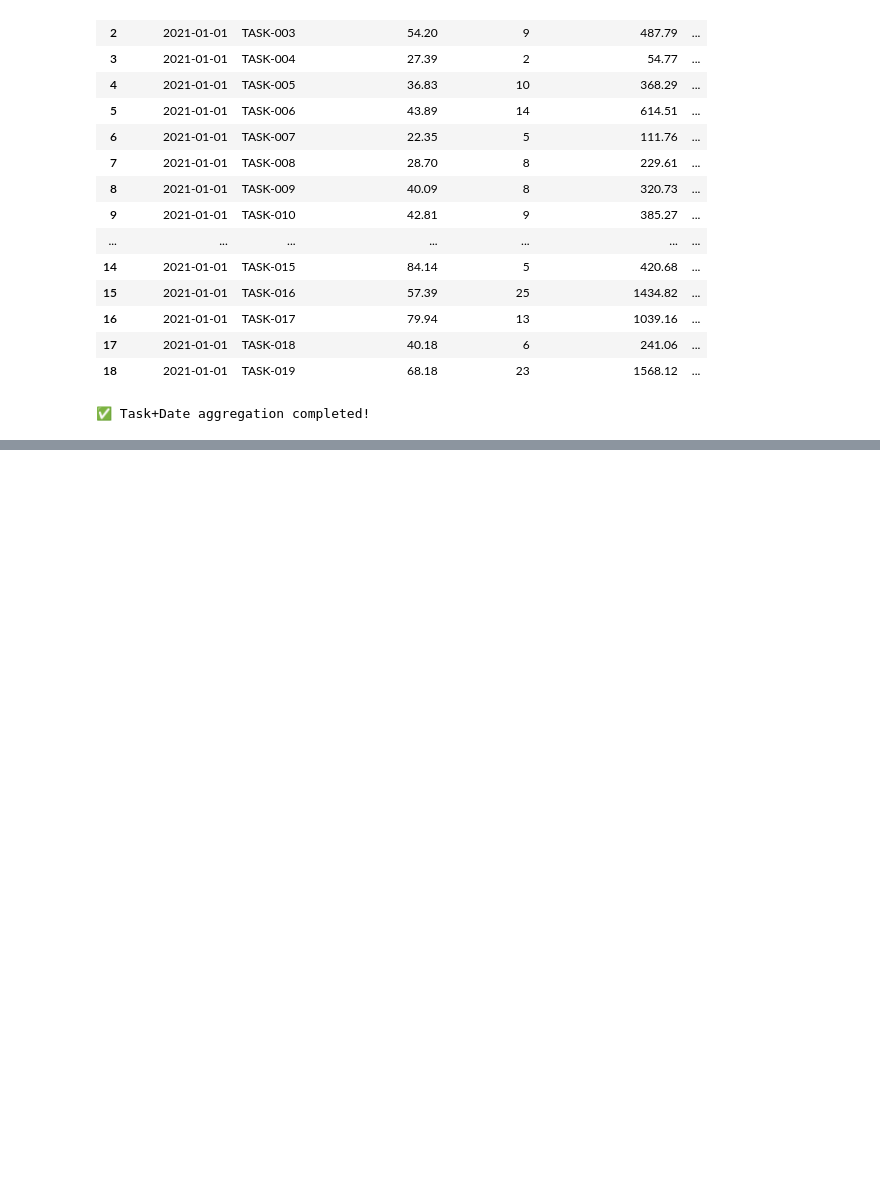
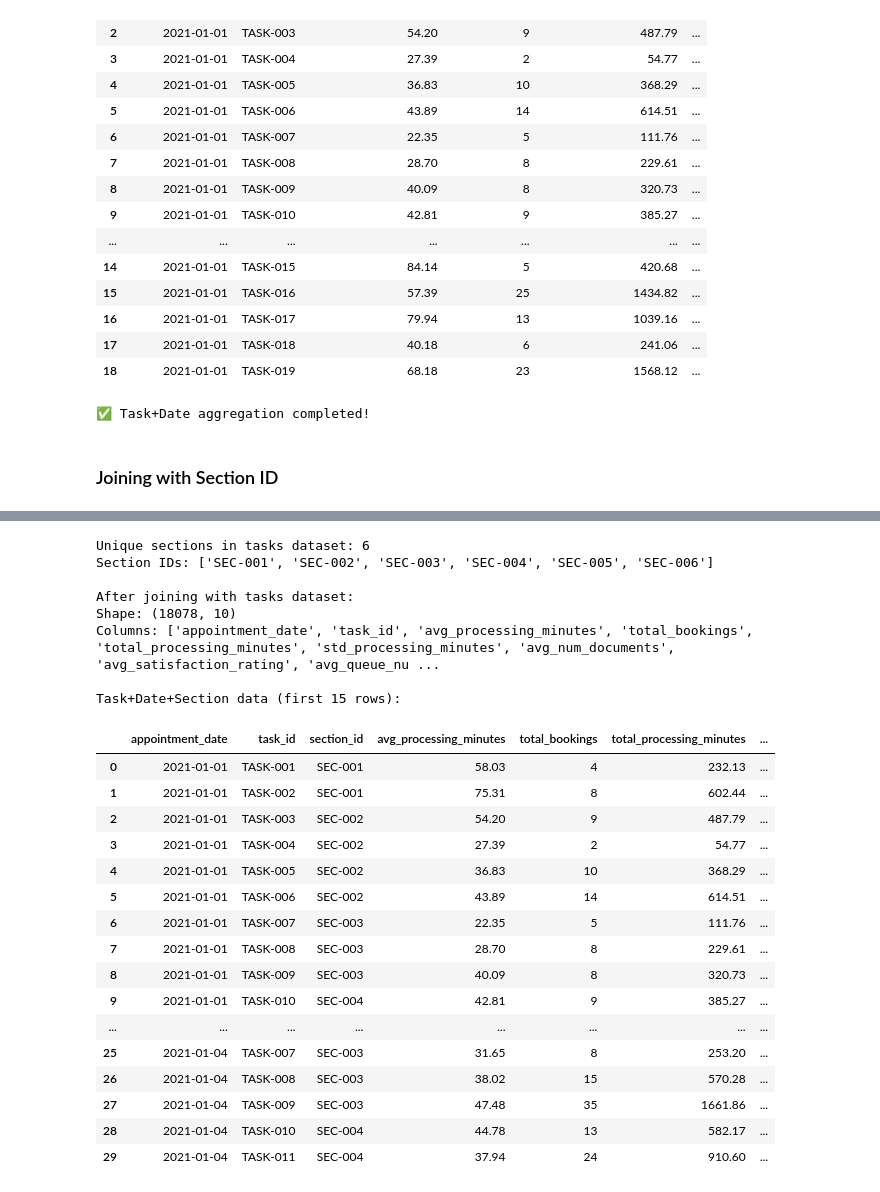
Before and after one commit to BeatBard/Futurestack_datathon, a Jupyter notebook: Task 2/notebooks/dataset_prep.ipynb, the cells around one changed output, grey strips where cells are left out. Cells and saved outputs as stored; diff of their text form; code cells hidden in the pictures; blank space fills up the shorter version.

```diff
--- a/Task 2/notebooks/dataset_prep.ipynb
+++ b/Task 2/notebooks/dataset_prep.ipynb
@@ -515,3 +624,56 @@ Example: All tasks on 2021-01-01:
 | 17 | 2021-01-01 | TASK-018 | 40.18 | 6 | 241.06 | ... |
 | 18 | 2021-01-01 | TASK-019 | 68.18 | 23 | 1568.12 | ... |
 ✅ Task+Date aggregation completed!
+# %% [markdown]
+### Joining with Section ID
+# %%
+
+
+# Cell 8: Load Tasks Dataset and Join with Section Information
+print("=== JOINING WITH TASKS DATASET FOR SECTION INFORMATION ===")
+
+# Load the tasks dataset
+tasks_df = pd.read_csv('../../datasets/tasks.csv')
+
+print("Tasks dataset overview:")
+print(f"Shape: {tasks_df.shape}")
+print(f"Columns: {list(tasks_df.columns)}")
+print("\nFirst 10 rows of tasks dataset:")
+display(tasks_df.head(10))
+
+print(f"\nUnique sections in tasks dataset: {tasks_df['section_id'].nunique()}")
+print(f"Section IDs: {sorted(tasks_df['section_id'].unique())}")
+
+# Join the task+date aggregated data with tasks to get section information
+task_date_with_sections = task_date_aggregated.merge(
+    tasks_df[['task_id', 'section_id']],
+    on='task_id',
+    how='left'
+)
+
+print(f"\nAfter joining with tasks dataset:")
+print(f"Shape: {task_date_with_sections.shape}")
+print(f"Columns: {list(task_date_with_sections.columns)}")
+
+# Reorder columns to have section_id right after task_id
+cols = task_date_with_sections.columns.tolist()
+cols.remove('section_id')
+cols.insert(2, 'section_id')  # Insert section_id as 3rd column
+task_date_with_sections = task_date_with_sections[cols]
+
+print("\nTask+Date+Section data (first 15 rows):")
+display(task_date_with_sections.head(30))
+
+# Verify the join worked correctly
+print(f"\nJoin verification:")
+print(f"Rows before join: {len(task_date_aggregated)}")
+print(f"Rows after join: {len(task_date_with_sections)}")
+print(f"Missing section_ids: {task_date_with_sections['section_id'].isnull().sum()}")
+
+# Show distribution of tasks by section
+print(f"\nTasks per section:")
+section_task_counts = task_date_with_sections.groupby('section_id')['task_id'].nunique().sort_values(ascending=False)
+print(section_task_counts)
+
+print("\n✅ Successfully joined with section information!")
+# %% [output]
@@ -517,0 +697,25 @@ Example: All tasks on 2021-01-01:
+Unique sections in tasks dataset: 6
+Section IDs: ['SEC-001', 'SEC-002', 'SEC-003', 'SEC-004', 'SEC-005', 'SEC-006']
+
+After joining with tasks dataset:
+Shape: (18078, 10)
+Columns: ['appointment_date', 'task_id', 'avg_processing_minutes', 'total_bookings', 'total_processing_minutes', 'std_processing_minutes', 'avg_num_documents', 'avg_satisfaction_rating', 'avg_queue_nu ...
+
+Task+Date+Section data (first 15 rows):
+|  | appointment_date | task_id | section_id | avg_processing_minutes | total_bookings | total_processing_minutes | ... |
+| 0 | 2021-01-01 | TASK-001 | SEC-001 | 58.03 | 4 | 232.13 | ... |
+| 1 | 2021-01-01 | TASK-002 | SEC-001 | 75.31 | 8 | 602.44 | ... |
+| 2 | 2021-01-01 | TASK-003 | SEC-002 | 54.20 | 9 | 487.79 | ... |
+| 3 | 2021-01-01 | TASK-004 | SEC-002 | 27.39 | 2 | 54.77 | ... |
+| 4 | 2021-01-01 | TASK-005 | SEC-002 | 36.83 | 10 | 368.29 | ... |
+| 5 | 2021-01-01 | TASK-006 | SEC-002 | 43.89 | 14 | 614.51 | ... |
+| 6 | 2021-01-01 | TASK-007 | SEC-003 | 22.35 | 5 | 111.76 | ... |
+| 7 | 2021-01-01 | TASK-008 | SEC-003 | 28.70 | 8 | 229.61 | ... |
+| 8 | 2021-01-01 | TASK-009 | SEC-003 | 40.09 | 8 | 320.73 | ... |
+| 9 | 2021-01-01 | TASK-010 | SEC-004 | 42.81 | 9 | 385.27 | ... |
+| ... | ... | ... | ... | ... | ... | ... | ... |
+| 25 | 2021-01-04 | TASK-007 | SEC-003 | 31.65 | 8 | 253.20 | ... |
+| 26 | 2021-01-04 | TASK-008 | SEC-003 | 38.02 | 15 | 570.28 | ... |
+| 27 | 2021-01-04 | TASK-009 | SEC-003 | 47.48 | 35 | 1661.86 | ... |
+| 28 | 2021-01-04 | TASK-010 | SEC-004 | 44.78 | 13 | 582.17 | ... |
+| 29 | 2021-01-04 | TASK-011 | SEC-004 | 37.94 | 24 | 910.60 | ... |
```
Also changed, not shown: parts of 4 cells of this notebook.
